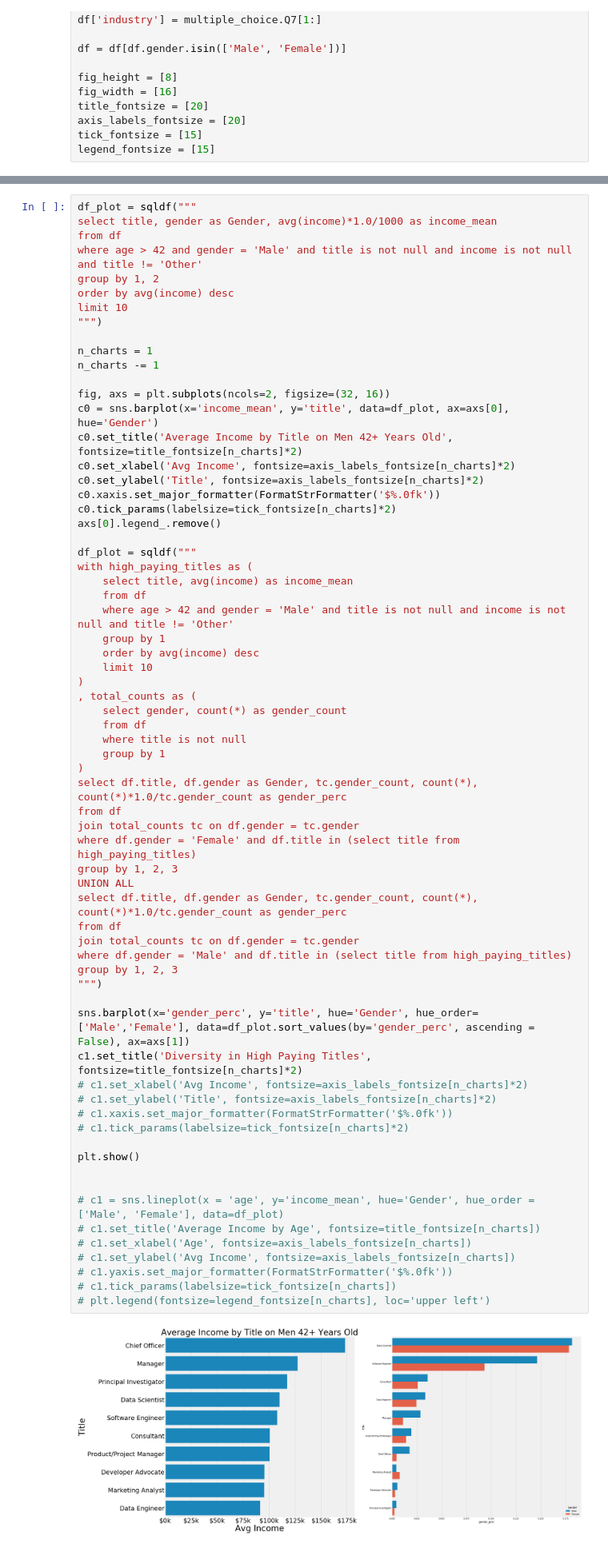
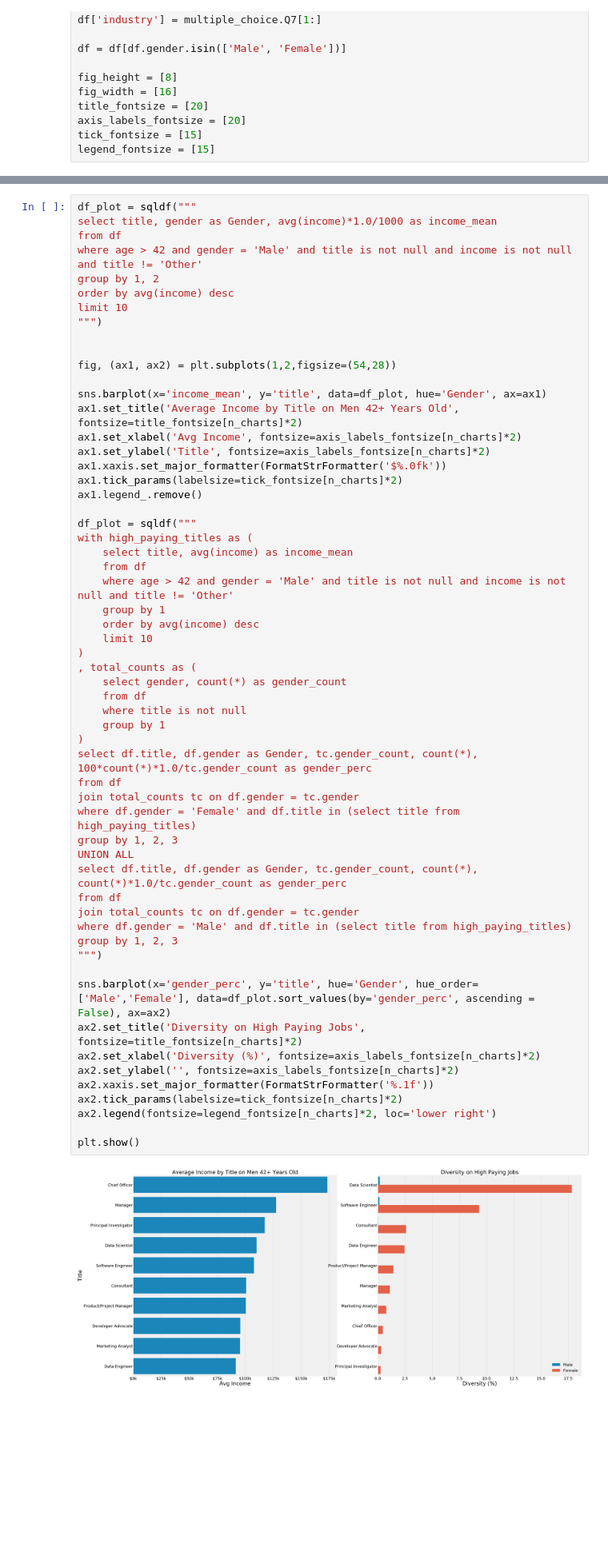
Before and after one commit to lopez-/kaggle_projects, a Jupyter notebook: 2018_survey/clean.ipynb, the cells around one changed output, grey strips where cells are left out. Shown at 80% size. Drawn from its saved outputs; the diff is of its cells as text; blank space fills up the shorter version.

Commit message:
added more charts

```diff
--- a/2018_survey/clean.ipynb
+++ b/2018_survey/clean.ipynb
@@ -185,64 +185,55 @@ order by avg(income) desc
 limit 10
 """)
 
-n_charts = 1
-n_charts -= 1
 
-fig, axs = plt.subplots(ncols=2, figsize=(32, 16))
-c0 = sns.barplot(x='income_mean', y='title', data=df_plot, ax=axs[0], hue='Gender')
-c0.set_title('Average Income by Title on Men 42+ Years Old', fontsize=title_fontsize[n_charts]*2)
-c0.set_xlabel('Avg Income', fontsize=axis_labels_fontsize[n_charts]*2)
-c0.set_ylabel('Title', fontsize=axis_labels_fontsize[n_charts]*2)
-c0.xaxis.set_major_formatter(FormatStrFormatter('$%.0fk'))
-c0.tick_params(labelsize=tick_fontsize[n_charts]*2)
-axs[0].legend_.remove()
+fig, (ax1, ax2) = plt.subplots(1,2,figsize=(54,28))
+
+sns.barplot(x='income_mean', y='title', data=df_plot, hue='Gender', ax=ax1)
+ax1.set_title('Average Income by Title on Men 42+ Years Old', fontsize=title_fontsize[n_charts]*2)
+ax1.set_xlabel('Avg Income', fontsize=axis_labels_fontsize[n_charts]*2)
+ax1.set_ylabel('Title', fontsize=axis_labels_fontsize[n_charts]*2)
+ax1.xaxis.set_major_formatter(FormatStrFormatter('$%.0fk'))
+ax1.tick_params(labelsize=tick_fontsize[n_charts]*2)
+ax1.legend_.remove()
 
 df_plot = sqldf("""
 with high_paying_titles as (
     select title, avg(income) as income_mean
     from df
     where age > 42 and gender = 'Male' and title is not null and income is not null and title != 'Other'
     group by 1
     order by avg(income) desc
     limit 10
 )
 , total_counts as (
     select gender, count(*) as gender_count
     from df
     where title is not null
     group by 1
 )
-select df.title, df.gender as Gender, tc.gender_count, count(*), count(*)*1.0/tc.gender_count as gender_perc
+select df.title, df.gender as Gender, tc.gender_count, count(*), 100*count(*)*1.0/tc.gender_count as gender_perc
 from df
 join total_counts tc on df.gender = tc.gender
 where df.gender = 'Female' and df.title in (select title from high_paying_titles)
 group by 1, 2, 3
 UNION ALL
 select df.title, df.gender as Gender, tc.gender_count, count(*), count(*)*1.0/tc.gender_count as gender_perc
 from df
 join total_counts tc on df.gender = tc.gender
 where df.gender = 'Male' and df.title in (select title from high_paying_titles)
 group by 1, 2, 3
 """)
 
-sns.barplot(x='gender_perc', y='title', hue='Gender', hue_order=['Male','Female'], data=df_plot.sort_values(by='gender_perc', ascending = False), ax=axs[1])
-c1.set_title('Diversity in High Paying Titles', fontsize=title_fontsize[n_charts]*2)
-# c1.set_xlabel('Avg Income', fontsize=axis_labels_fontsize[n_charts]*2)
-# c1.set_ylabel('Title', fontsize=axis_labels_fontsize[n_charts]*2)
-# c1.xaxis.set_major_formatter(FormatStrFormatter('$%.0fk'))
-# c1.tick_params(labelsize=tick_fontsize[n_charts]*2)
+sns.barplot(x='gender_perc', y='title', hue='Gender', hue_order=['Male','Female'], data=df_plot.sort_values(by='gender_perc', ascending = False), ax=ax2)
+ax2.set_title('Diversity on High Paying Jobs', fontsize=title_fontsize[n_charts]*2)
+ax2.set_xlabel('Diversity (%)', fontsize=axis_labels_fontsize[n_charts]*2)
+ax2.set_ylabel('', fontsize=axis_labels_fontsize[n_charts]*2)
+ax2.xaxis.set_major_formatter(FormatStrFormatter('%.1f'))
+ax2.tick_params(labelsize=tick_fontsize[n_charts]*2)
+ax2.legend(fontsize=legend_fontsize[n_charts]*2, loc='lower right')
 
 plt.show()
-
-
-# c1 = sns.lineplot(x = 'age', y='income_mean', hue='Gender', hue_order = ['Male', 'Female'], data=df_plot)
-# c1.set_title('Average Income by Age', fontsize=title_fontsize[n_charts])
-# c1.set_xlabel('Age', fontsize=axis_labels_fontsize[n_charts])
-# c1.set_ylabel('Avg Income', fontsize=axis_labels_fontsize[n_charts])
-# c1.yaxis.set_major_formatter(FormatStrFormatter('$%.0fk'))
-# c1.tick_params(labelsize=tick_fontsize[n_charts])
-# plt.legend(fontsize=legend_fontsize[n_charts], loc='upper left')
 # %% [output]
-[figure, old version]
+[figure, new version]
 # %%
 df_plot = sqldf("""
```
Also changed, not shown: parts of 4 cells of this notebook.
